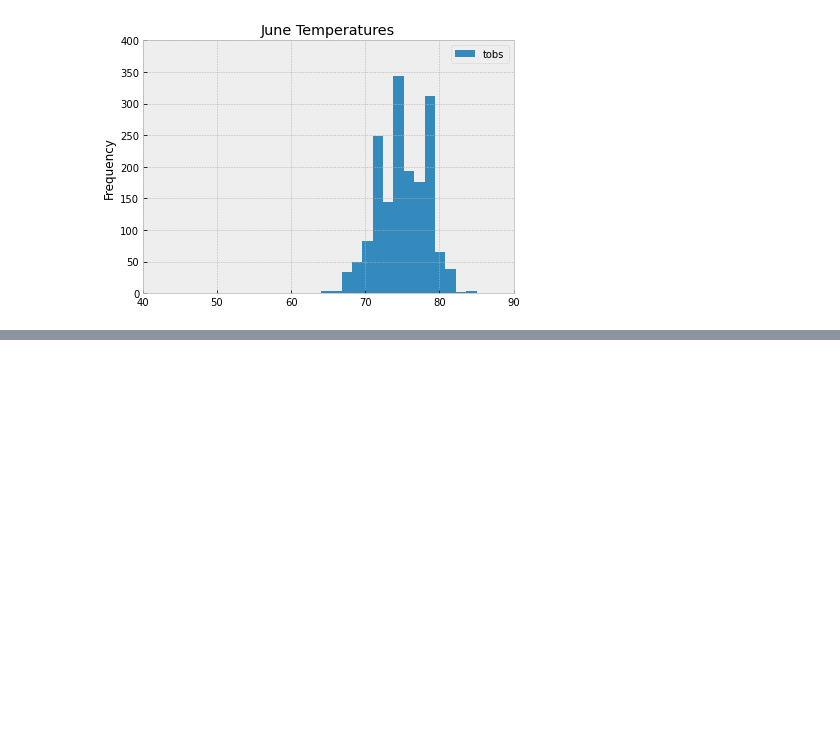
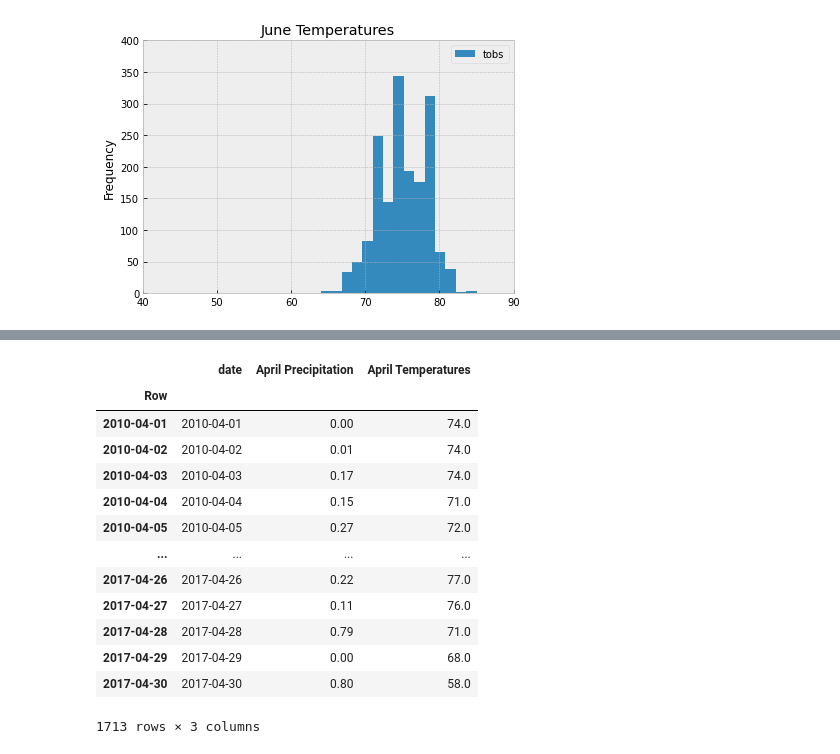
Before and after one commit to teachjanderson/surfs_up, a Jupyter notebook: SurfsUp_Challenge.ipynb, the cells around one changed output, grey strips where cells are left out. Drawn from its saved outputs; the diff is of its cells as text; code cells hidden in the pictures; blank space fills up the shorter version.

```diff
--- a/SurfsUp_Challenge.ipynb
+++ b/SurfsUp_Challenge.ipynb
@@ -225,3 +225,11 @@ plt.ylim([0,400])
 # %% [output]
 (0.0, 400.0)
 [figure]
+# %%
+april_prc_temps = session.query(Measurement.date, Measurement.prcp, Measurement.tobs).\
+filter(extract('month',Measurement.date) ==4).all()
+april_prc_temps=list((april_prc_temps))
+
+april_prc_temps_df = pd.DataFrame(april_prc_temps,columns=['date','April Precipitation','April Temperatures'])
+april_prc_temps_df.set_index(april_prc_temps_df['date'],inplace=True)
+april_prc_temps_df.describe()
@@ -227,0 +285,17 @@ plt.ylim([0,400])
+# %%
+april_prc_temps_df
+# %% [output]
+|  | date | April Precipitation | April Temperatures |
+| Row |  |  |  |
+| 2010-04-01 | 2010-04-01 | 0.00 | 74.0 |
+| 2010-04-02 | 2010-04-02 | 0.01 | 74.0 |
+| 2010-04-03 | 2010-04-03 | 0.17 | 74.0 |
+| 2010-04-04 | 2010-04-04 | 0.15 | 71.0 |
+| 2010-04-05 | 2010-04-05 | 0.27 | 72.0 |
+| ... | ... | ... | ... |
+| 2017-04-26 | 2017-04-26 | 0.22 | 77.0 |
+| 2017-04-27 | 2017-04-27 | 0.11 | 76.0 |
+| 2017-04-28 | 2017-04-28 | 0.79 | 71.0 |
+| 2017-04-29 | 2017-04-29 | 0.00 | 68.0 |
+| 2017-04-30 | 2017-04-30 | 0.80 | 58.0 |
+1713 rows × 3 columns
```
Also changed, not shown: parts of 8 cells of this notebook, 1 other file.
